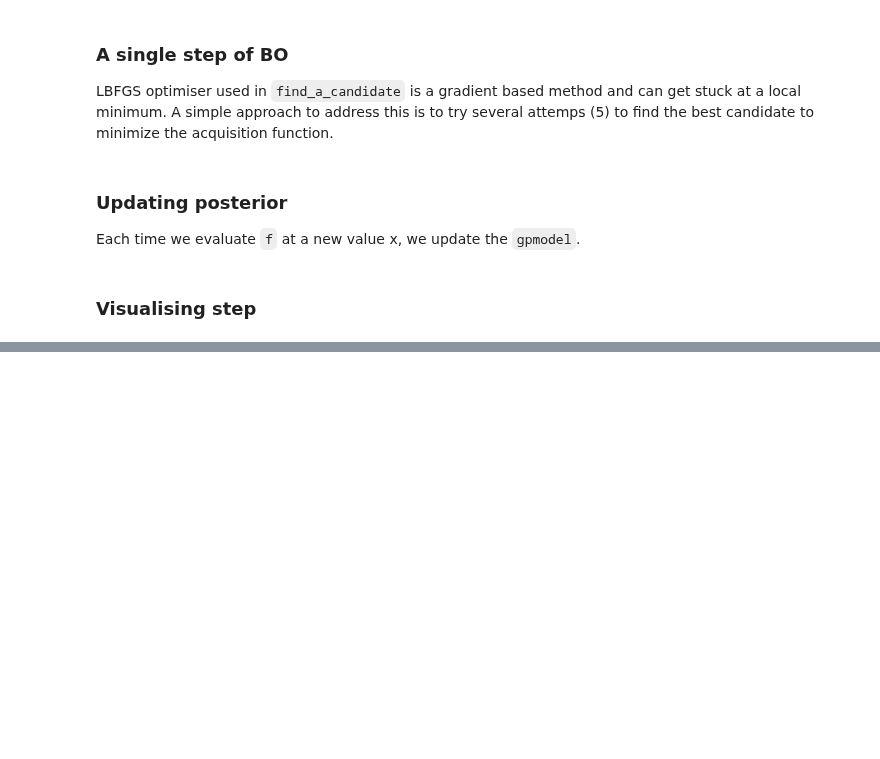
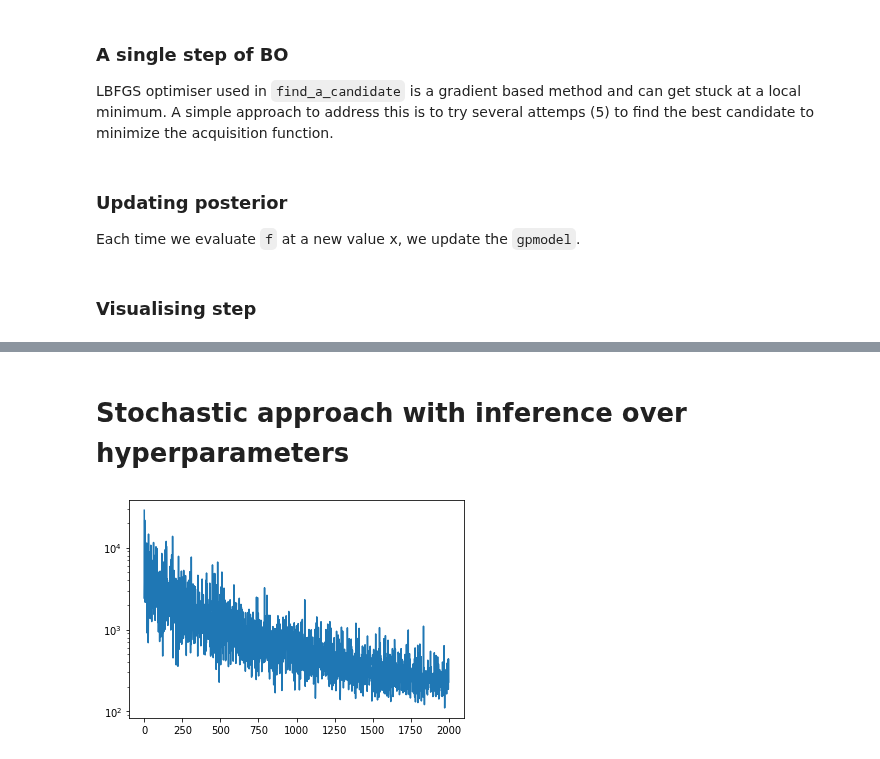
Before and after one commit to alan-turing-institute/SBO_Pyro, a Jupyter notebook: branin_hoo_pyro_bo.ipynb, the cells around one changed output, grey strips where cells are left out. Drawn from its saved outputs; the diff is of its cells as text; code cells hidden in the pictures; blank space fills up the shorter version.

Commit message:
Working on the example with inference

```diff
--- a/branin_hoo_pyro_bo.ipynb
+++ b/branin_hoo_pyro_bo.ipynb
@@ -354,0 +352,25 @@ Result:  tensor([[8.2461, 0.1153]]) tensor([-7.4502], grad_fn=<NegBackward>)
+# %% [markdown]
+# Stochastic approach with inference over hyperparameters
+# %%
+set_random_seed(333)
+
+pyro.clear_param_store()
+gp_model_svi = gp.models.GPRegression(X_train, Y_train, gp.kernels.Matern52(input_dim=2, lengthscale=torch.ones(2)))
+
+# Set priors
+gp_model_svi.kernel.lengthscale = pyro.nn.PyroSample(dist.LogNormal(0, 1).expand([2]).to_event())
+gp_model_svi.kernel.variance = pyro.nn.PyroSample(dist.LogNormal(0, 1))
+gp_model_svi.noise = pyro.nn.PyroSample(dist.LogNormal(0, 1))
+
+# Set guides
+gp_model_svi.kernel.autoguide("lengthscale", dist.Normal)
+gp_model_svi.kernel.autoguide("variance", dist.Normal)
+gp_model_svi.autoguide("noise", dist.Normal)
+# %%
+optimizer = torch.optim.Adam(gp_model_svi.parameters(), lr=0.005)
+loss_fn = pyro.infer.TraceMeanField_ELBO().differentiable_loss
+losses = gp.util.train(gp_model_svi, optimizer, loss_fn, num_steps=2000)
+# %%
+plt.semilogy(losses);
+# %% [output]
+[figure, added]
```
Also changed, not shown: parts of 10 cells of this notebook.
